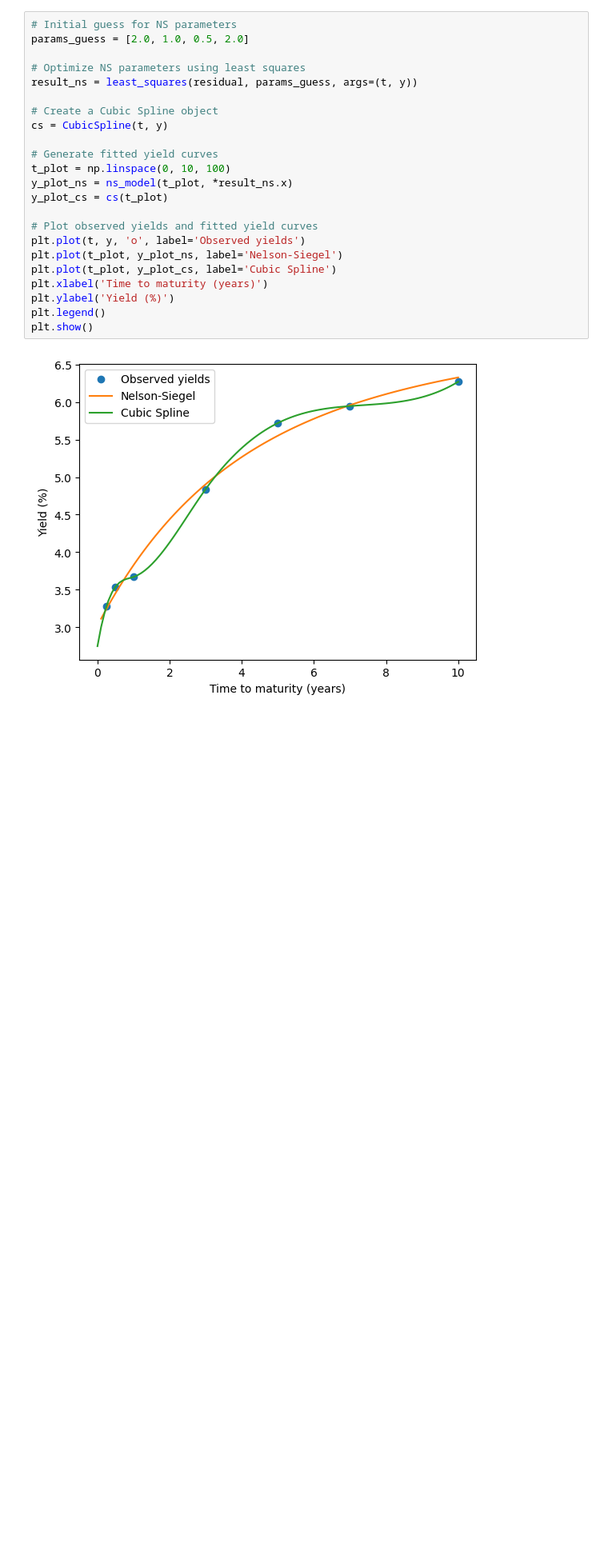
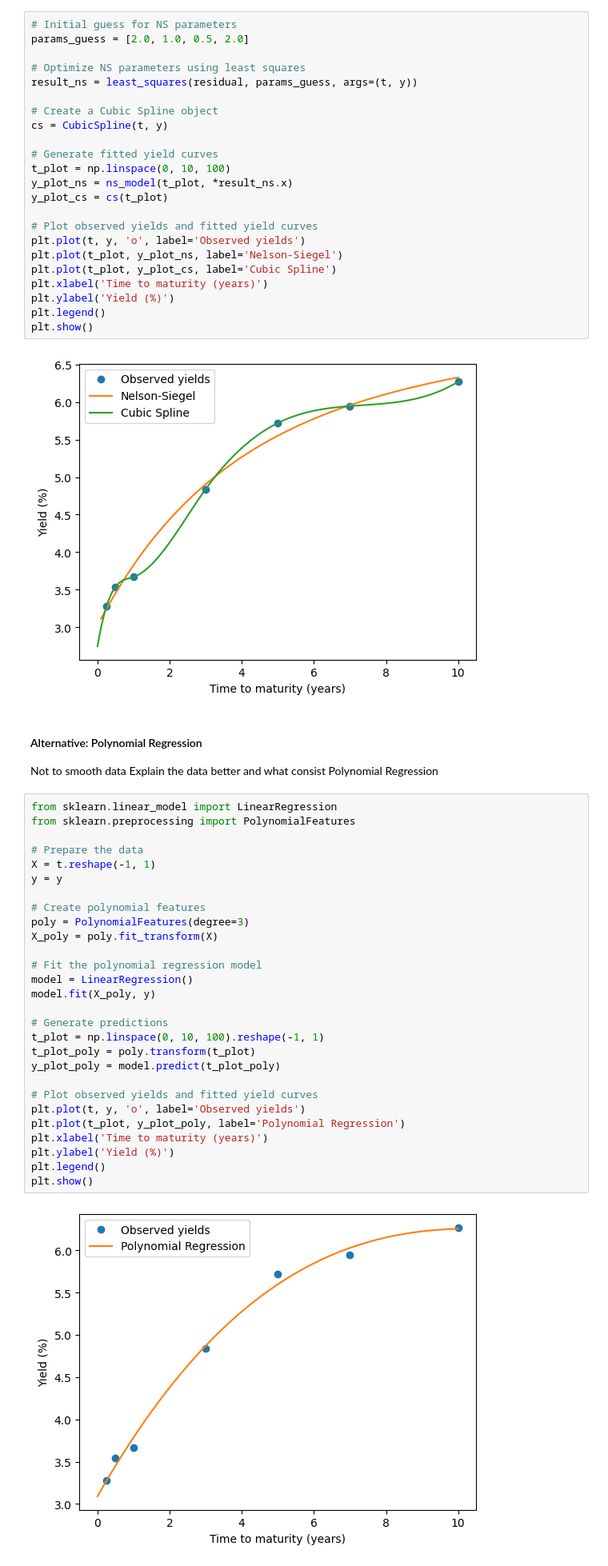
Before and after one commit to albertoHdzE/GWP_1, a Jupyter notebook: 02_yield_curve_mx.ipynb, the cells around one changed output. Shown at 80% size. Cells and saved outputs as stored; diff of their text form; blank space fills up the shorter version.

```diff
--- a/02_yield_curve_mx.ipynb
+++ b/02_yield_curve_mx.ipynb
@@ -68,3 +70,38 @@ plt.legend()
 plt.show()
 # %% [output]
 [figure]
+# %% [markdown]
+#### Alternative: Polynomial Regression
+Not to smooth data
+Explain the data better
+and what consist Polynomial Regression
+# %%
+from sklearn.linear_model import LinearRegression
+from sklearn.preprocessing import PolynomialFeatures
+
+# Prepare the data
+X = t.reshape(-1, 1)
+y = y
+
+# Create polynomial features
+poly = PolynomialFeatures(degree=3)
+X_poly = poly.fit_transform(X)
+
+# Fit the polynomial regression model
+model = LinearRegression()
+model.fit(X_poly, y)
+
+# Generate predictions
+t_plot = np.linspace(0, 10, 100).reshape(-1, 1)
+t_plot_poly = poly.transform(t_plot)
+y_plot_poly = model.predict(t_plot_poly)
+
+# Plot observed yields and fitted yield curves
+plt.plot(t, y, 'o', label='Observed yields')
+plt.plot(t_plot, y_plot_poly, label='Polynomial Regression')
+plt.xlabel('Time to maturity (years)')
+plt.ylabel('Yield (%)')
+plt.legend()
+plt.show()
+# %% [output]
+[figure, added]
```
Also changed, not shown: parts of 1 cell of this notebook, 1 other file.
